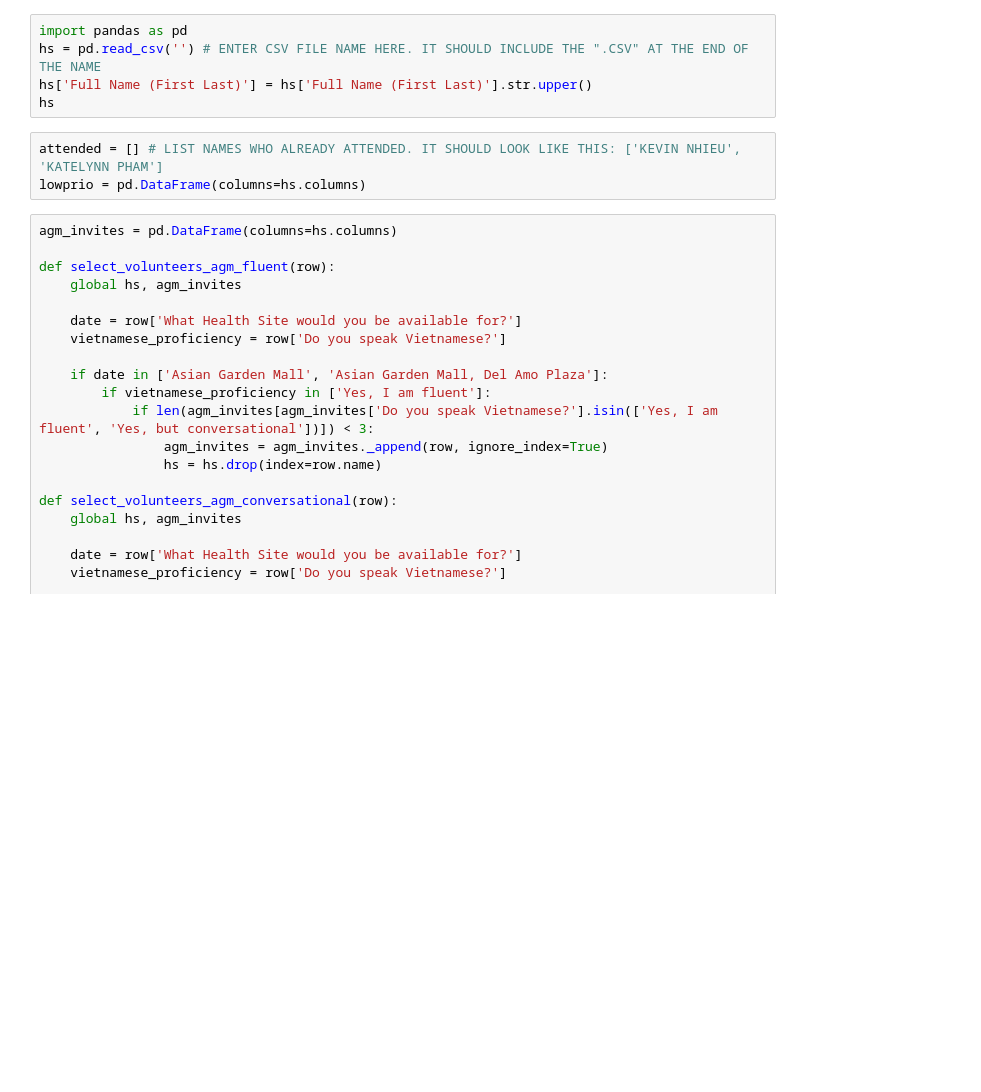
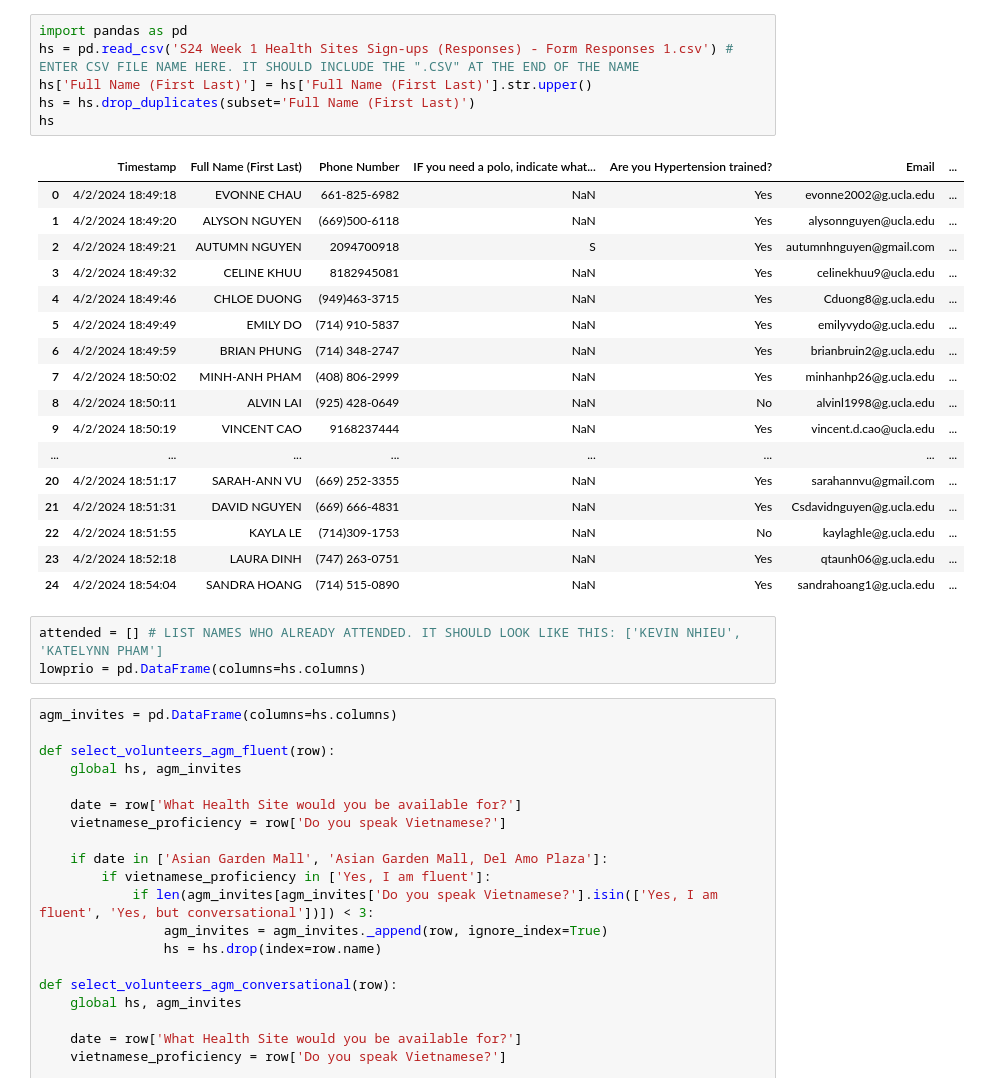
Before and after one commit to Bat-boi/VCH_Auto, a Jupyter notebook: VCH_HS_Auto.ipynb, the cells around one changed output. Saved outputs shown, nothing was run; the diff lists cells and outputs as text; blank space fills up the shorter version.

```diff
--- a/VCH_HS_Auto.ipynb
+++ b/VCH_HS_Auto.ipynb
@@ -1,8 +1,27 @@
 # %%
 import pandas as pd
-hs = pd.read_csv('') # ENTER CSV FILE NAME HERE. IT SHOULD INCLUDE THE ".CSV" AT THE END OF THE NAME
+hs = pd.read_csv('S24 Week 1 Health Sites Sign-ups (Responses) - Form Responses 1.csv') # ENTER CSV FILE NAME HERE. IT SHOULD INCLUDE THE ".CSV" AT THE END OF THE NAME
 hs['Full Name (First Last)'] = hs['Full Name (First Last)'].str.upper()
+hs = hs.drop_duplicates(subset='Full Name (First Last)')
 hs
+# %% [output]
+|  | Timestamp | Full Name (First Last) | Phone Number | IF you need a polo, indicate what... | Are you Hypertension trained? | Email | ... |
+| 0 | 4/2/2024 18:49:18 | EVONNE CHAU | 661-825-6982 | NaN | Yes | evonne2002@g.ucla.edu | ... |
+| 1 | 4/2/2024 18:49:20 | ALYSON NGUYEN | (669)500-6118 | NaN | Yes | alysonnguyen@ucla.edu | ... |
+| 2 | 4/2/2024 18:49:21 | AUTUMN NGUYEN | 2094700918 | S | Yes | autumnhnguyen@gmail.com | ... |
+| 3 | 4/2/2024 18:49:32 | CELINE KHUU | 8182945081 | NaN | Yes | celinekhuu9@ucla.edu | ... |
+| 4 | 4/2/2024 18:49:46 | CHLOE DUONG | (949)463-3715 | NaN | Yes | Cduong8@g.ucla.edu | ... |
+| 5 | 4/2/2024 18:49:49 | EMILY DO | (714) 910-5837 | NaN | Yes | emilyvydo@g.ucla.edu | ... |
+| 6 | 4/2/2024 18:49:59 | BRIAN PHUNG | (714) 348-2747 | NaN | Yes | brianbruin2@g.ucla.edu | ... |
+| 7 | 4/2/2024 18:50:02 | MINH-ANH PHAM | (408) 806-2999 | NaN | Yes | minhanhp26@g.ucla.edu | ... |
+| 8 | 4/2/2024 18:50:11 | ALVIN LAI | (925) 428-0649 | NaN | No | alvinl1998@g.ucla.edu | ... |
+| 9 | 4/2/2024 18:50:19 | VINCENT CAO | 9168237444 | NaN | Yes | vincent.d.cao@ucla.edu | ... |
+| ... | ... | ... | ... | ... | ... | ... | ... |
+| 20 | 4/2/2024 18:51:17 | SARAH-ANN VU | (669) 252-3355 | NaN | Yes | sarahannvu@gmail.com | ... |
+| 21 | 4/2/2024 18:51:31 | DAVID NGUYEN | (669) 666-4831 | NaN | Yes | Csdavidnguyen@g.ucla.edu | ... |
+| 22 | 4/2/2024 18:51:55 | KAYLA LE | (714)309-1753 | NaN | No | kaylaghle@g.ucla.edu | ... |
+| 23 | 4/2/2024 18:52:18 | LAURA DINH | (747) 263-0751 | NaN | Yes | qtaunh06@g.ucla.edu | ... |
+| 24 | 4/2/2024 18:54:04 | SANDRA HOANG | (714) 515-0890 | NaN | Yes | sandrahoang1@g.ucla.edu | ... |
 # %%
 attended = [] # LIST NAMES WHO ALREADY ATTENDED. IT SHOULD LOOK LIKE THIS: ['KEVIN NHIEU', 'KATELYNN PHAM']
 lowprio = pd.DataFrame(columns=hs.columns)
```
Also changed, not shown: parts of 4 cells of this notebook.
